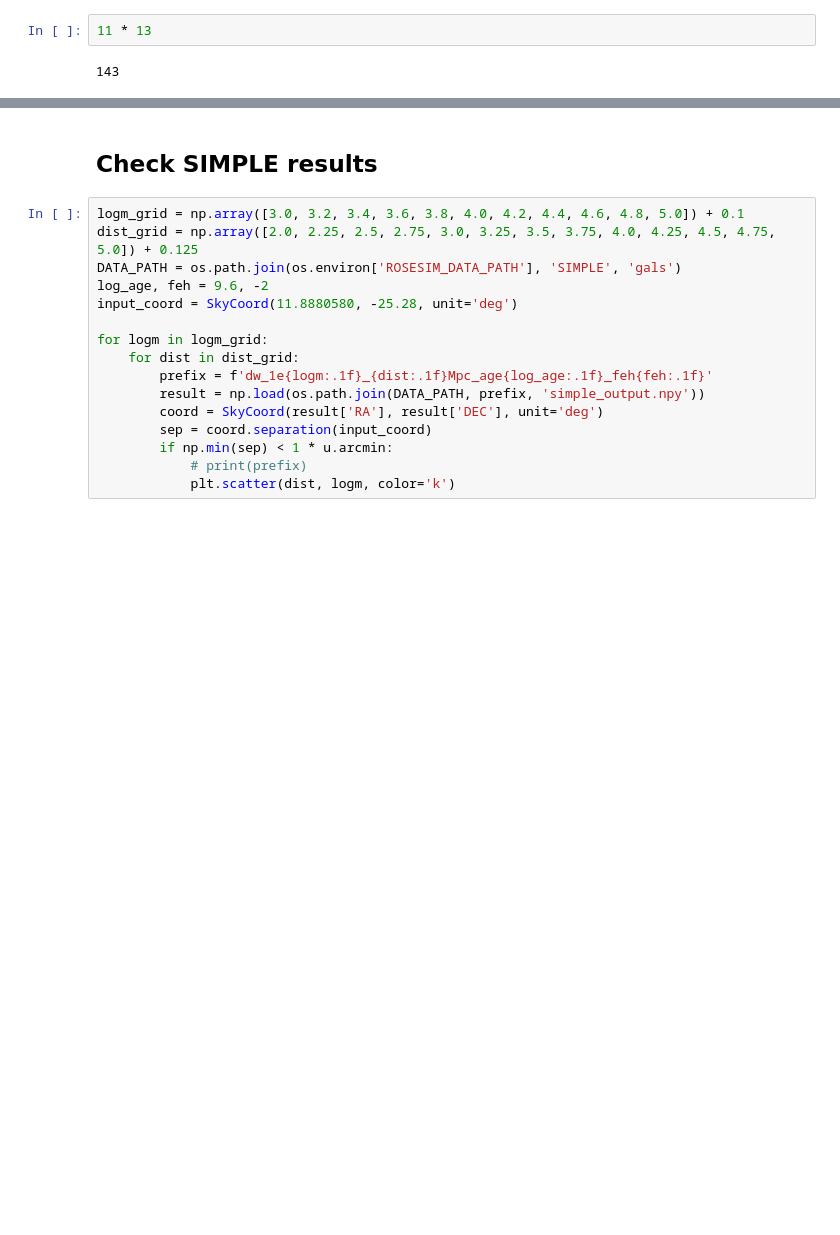
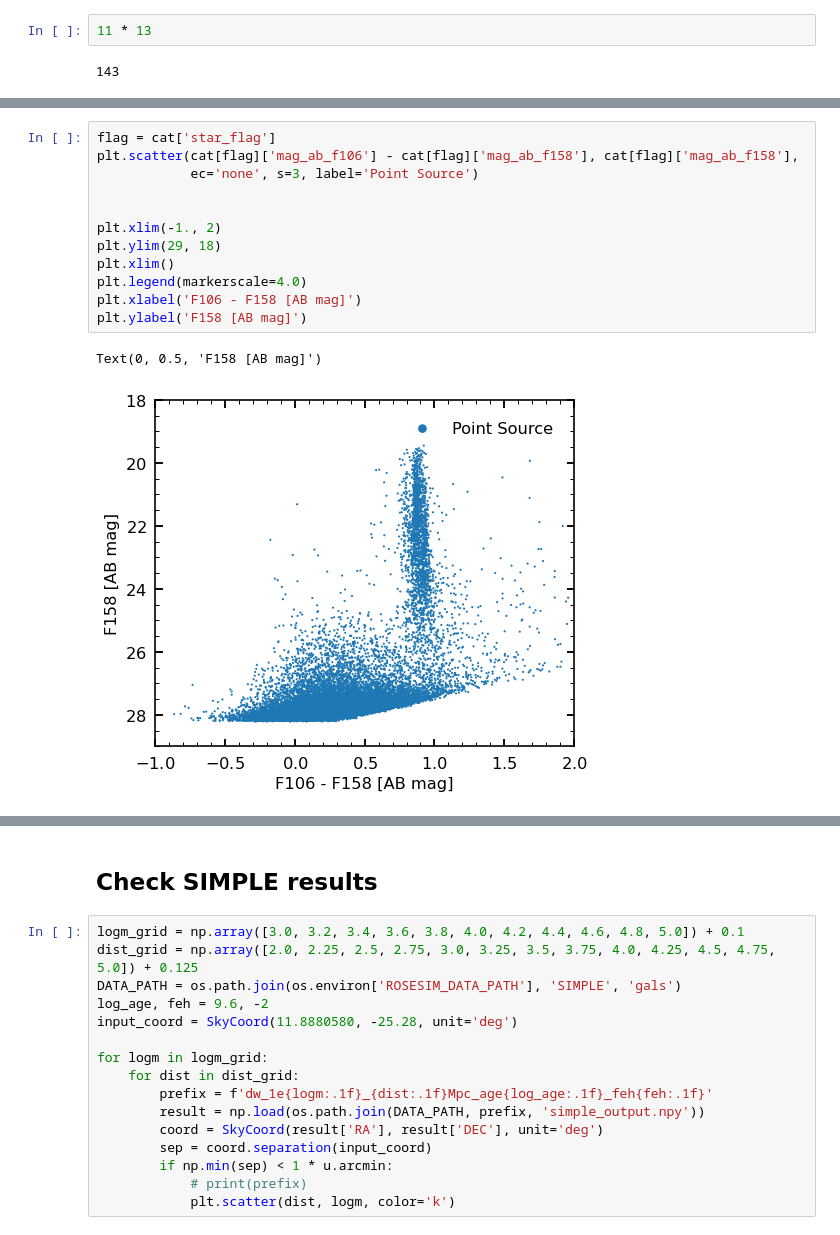
Before and after one commit to AstroJacobLi/Rosesim, a Jupyter notebook: notebook/Rosesim/simple/05_UFD_detection.ipynb, the cells around one changed output, grey strips where cells are left out. Cells and saved outputs as stored; diff of their text form; blank space fills up the shorter version.

```diff
--- a/notebook/Rosesim/simple/05_UFD_detection.ipynb
+++ b/notebook/Rosesim/simple/05_UFD_detection.ipynb
@@ -280,0 +264,15 @@ array([2.68333333])
+# %%
+flag = cat['star_flag']
+plt.scatter(cat[flag]['mag_ab_f106'] - cat[flag]['mag_ab_f158'], cat[flag]['mag_ab_f158'],
+            ec='none', s=3, label='Point Source')
+
+
+plt.xlim(-1., 2)
+plt.ylim(29, 18)
+plt.xlim()
+plt.legend(markerscale=4.0)
+plt.xlabel('F106 - F158 [AB mag]')
+plt.ylabel('F158 [AB mag]')
+# %% [output]
+Text(0, 0.5, 'F158 [AB mag]')
+[figure, added]
```
Also changed, not shown: parts of 26 cells of this notebook, 46 other files.
